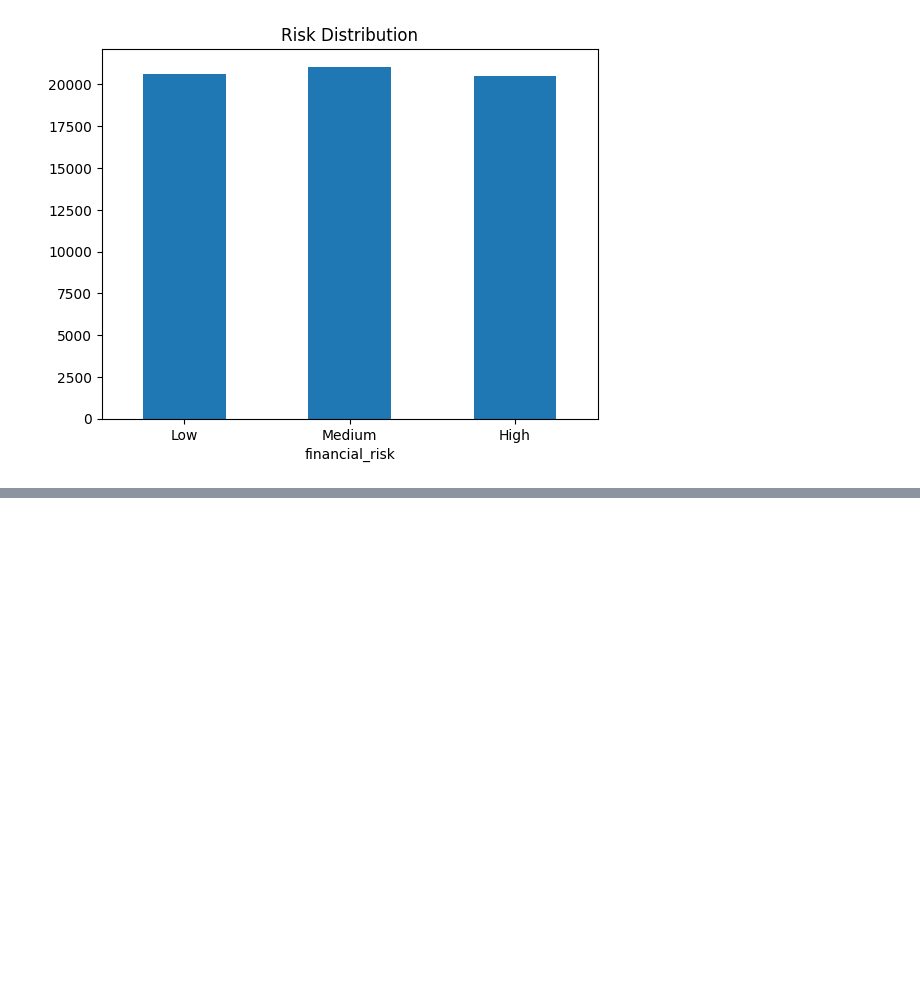
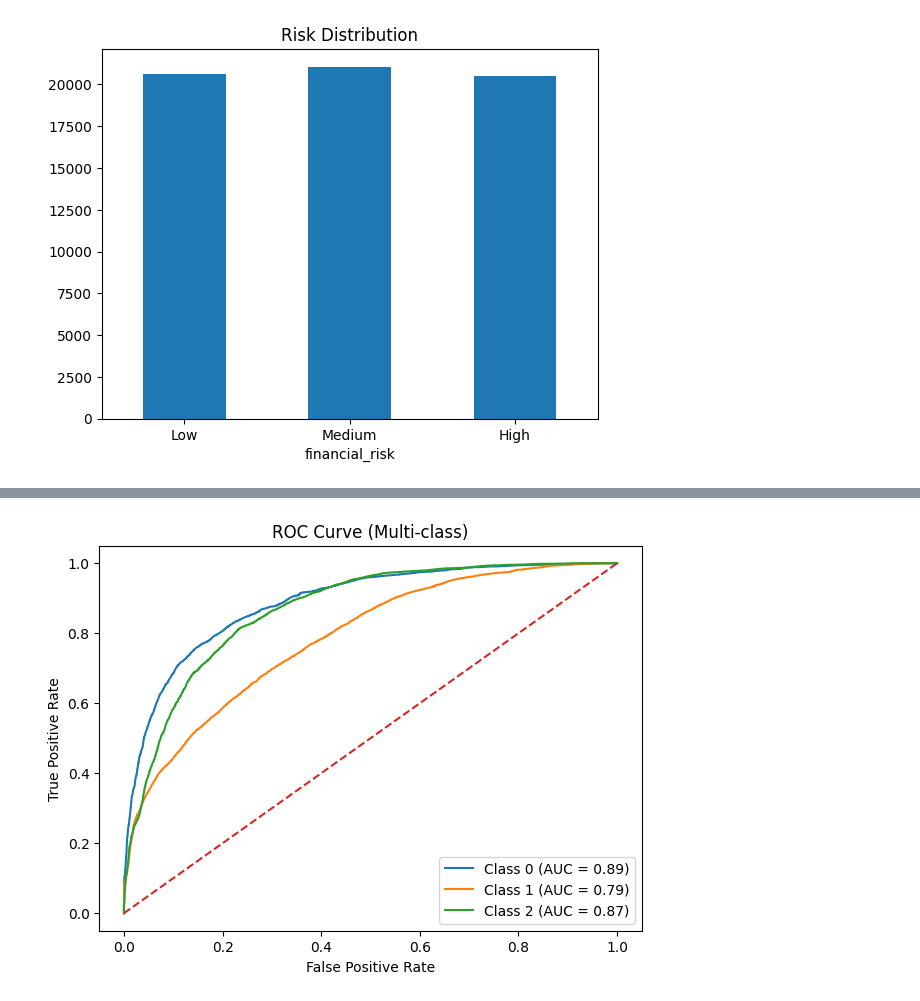
Before and after one commit to ayyyushiii/farmer-financial-risk-predictor, a Jupyter notebook: final.ipynb, the cells around one changed output, grey strips where cells are left out. Drawn from its saved outputs; the diff is of its cells as text; code cells hidden in the pictures; blank space fills up the shorter version.

```diff
--- a/final.ipynb
+++ b/final.ipynb
@@ -235,0 +327,24 @@ plt.show()
+# %%
+#ROC Curve
+from sklearn.preprocessing import label_binarize
+from sklearn.metrics import roc_curve, auc
+
+y_bin = label_binarize(y, classes=[0,1,2])
+y_prob = model.predict_proba(X)
+
+plt.figure(figsize=(7,5))
+
+for i in range(3):
+    fpr, tpr, _ = roc_curve(y_bin[:, i], y_prob[:, i])
+    roc_auc = auc(fpr, tpr)
+
+    plt.plot(fpr, tpr, label=f"Class {i} (AUC = {roc_auc:.2f})")
+
+plt.plot([0,1], [0,1], linestyle="--")
+plt.title("ROC Curve (Multi-class)")
+plt.xlabel("False Positive Rate")
+plt.ylabel("True Positive Rate")
+plt.legend()
+plt.show()
+# %% [output]
+[figure, added]
```
Also changed, not shown: parts of 11 cells of this notebook, 1 other file.
